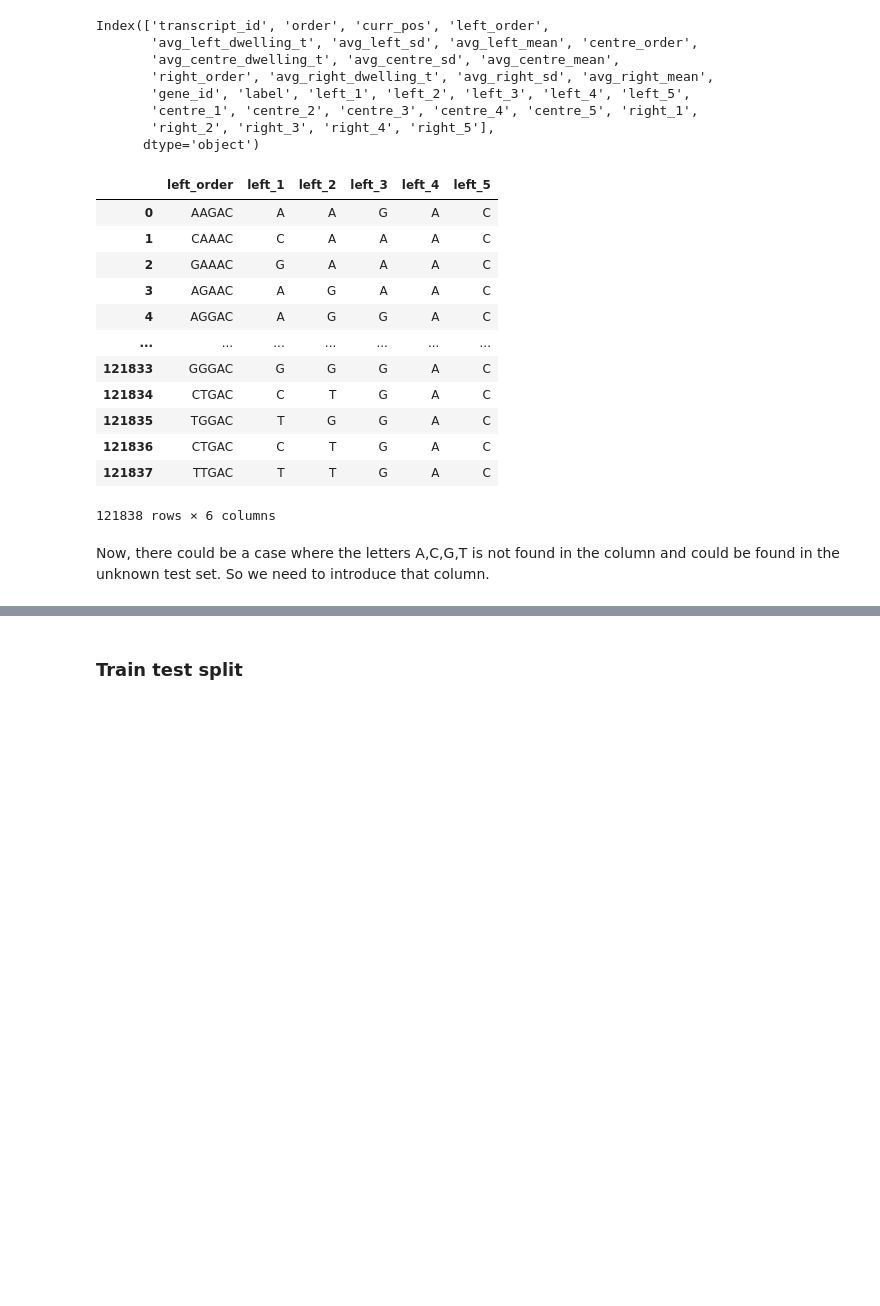
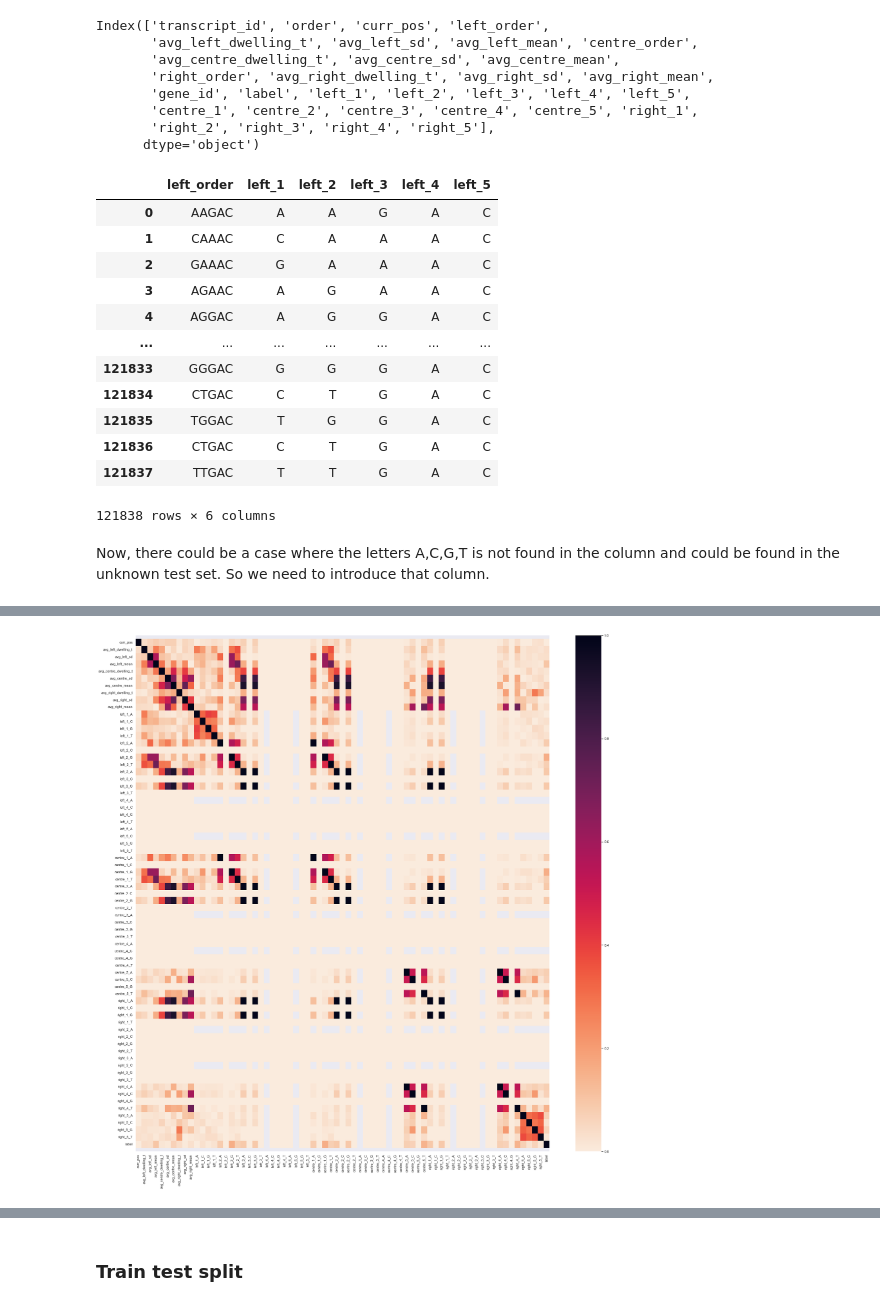
Before and after one commit to shreyasriram4/genomics-project, a Jupyter notebook: v2.ipynb, the cells around one changed output, grey strips where cells are left out. Drawn from its saved outputs; the diff is of its cells as text; code cells hidden in the pictures; blank space fills up the shorter version.

```diff
--- a/v2.ipynb
+++ b/v2.ipynb
@@ -185,0 +239,16 @@ df4 = df3.drop(['transcript_id', 'order', 'left_order', 'centre_order', 'right_o
+# %%
+cat_lst = ['left_1_A',
+       'left_1_C', 'left_1_G', 'left_1_T', 'left_2_A', 'left_2_C', 'left_2_G',
+       'left_2_T', 'left_3_A', 'left_3_C', 'left_3_G', 'left_3_T', 'left_4_A',
+       'left_4_C', 'left_4_G', 'left_4_T', 'left_5_A', 'left_5_C', 'left_5_G',
+       'left_5_T', 'centre_1_A', 'centre_1_C', 'centre_1_G', 'centre_1_T',
+       'centre_2_A', 'centre_2_C', 'centre_2_G', 'centre_2_T', 'centre_3_A',
+       'centre_3_C', 'centre_3_G', 'centre_3_T', 'centre_4_A', 'centre_4_C',
+       'centre_4_G', 'centre_4_T', 'centre_5_A', 'centre_5_C', 'centre_5_G',
+       'centre_5_T', 'right_1_A', 'right_1_C', 'right_1_G', 'right_1_T',
+       'right_2_A', 'right_2_C', 'right_2_G', 'right_2_T', 'right_3_A',
+       'right_3_C', 'right_3_G', 'right_3_T', 'right_4_A', 'right_4_C',
+       'right_4_G', 'right_4_T', 'right_5_A', 'right_5_C', 'right_5_G',
+       'right_5_T', 'label']
+for val in added_cols:
+    cat_lst.remove(val)
@@ -185,0 +281,75 @@ df4 = df3.drop(['transcript_id', 'order', 'left_order', 'centre_order', 'right_o
+# %%
+cont_dict.update(cat_dict)
+# %%
+df4[cat_lst] = df4[cat_lst].astype('category')
+# %%
+column_names = df4.columns.tolist()
+corr_dict = cont_dict
+corr_lst = []
+
+corr_matrix = np.zeros((len(column_names), len(column_names)))
+corr_matrix = pd.DataFrame(corr_matrix, columns = column_names, index = column_names)
+
+def cramers_corrected_stat(x, y):
+    confusion_matrix = pd.crosstab(x, y)
+    chi2 = chi2_contingency(confusion_matrix)[0]
+    n = confusion_matrix.sum().sum()
+    phi2 = chi2/n
+    r,k = confusion_matrix.shape
+    phi2corr = max(0, phi2 - ((k-1)*(r-1))/(n-1))
+    rcorr = r - ((r-1)**2)/(n-1)
+    kcorr = k - ((k-1)**2)/(n-1)
+    return np.sqrt(phi2corr / min( (kcorr-1), (rcorr-1)))
+
+def correlation_ratio(categories, measurements):
+    fcat, _ = pd.factorize(categories)
+    cat_num = np.max(fcat)+1
+    y_avg_array = np.zeros(cat_num)
+    n_array = np.zeros(cat_num)
+    for i in range(0,cat_num):
+        cat_measures = measurements[np.argwhere(fcat == i).flatten()]
+        n_array[i] = len(cat_measures)
+        y_avg_array[i] = np.average(cat_measures)
+    y_total_avg = np.sum(np.multiply(y_avg_array,n_array))/np.sum(n_array)
+    numerator = np.sum(np.multiply(n_array,np.power(np.subtract(y_avg_array,y_total_avg),2)))
+    denominator = np.sum(np.power(np.subtract(measurements,y_total_avg),2))
+    if numerator == 0:
+        eta = 0.0
+    else:
+        eta = np.sqrt(numerator/denominator)
+    return eta
+
+def correlation_coeff(x, y):
+    abs_corr = abs(x.corr(y, method = 'pearson'))
+    return abs_corr
+
+for key in corr_dict:
+    for key2 in corr_dict:
+        if corr_dict[key] == 'continuous' and corr_dict[key2] == 'continuous':
+            curr_corr = correlation_coeff(df4[key], df4[key2])
+        elif corr_dict[key] == 'categorical' and corr_dict[key2] == 'continuous':
+            curr_corr = correlation_ratio(df4[key], df4[key2])
+        elif corr_dict[key] == 'continuous' and corr_dict[key2] == 'categorical':
+            curr_corr = correlation_ratio(df4[key2], df4[key])
+        elif corr_dict[key] == 'categorical' and corr_dict[key2] == 'categorical':
+            curr_corr = cramers_corrected_stat(df4[key], df4[key2])
+        corr_matrix[key][key2] = curr_corr
+
+        if curr_corr >= 0.7 and column_names.index(key) < column_names.index(key2):
+            corr_lst.append([key, key2, curr_corr])
+            #print(key + "," + key2 + " " + str(curr_corr))
+
+sns.set(rc={'figure.figsize':(25,25)})
+ax = sns.heatmap(corr_matrix,
+                 xticklabels = column_names,
+                 yticklabels = column_names,
+                 vmin = 0,
+                 vmax = 1,
+                 cmap = sns.cm.rocket_r)
+
+top, bottom = ax.get_ylim()
+ax.set_ylim(top + 0.5, bottom - 0.5)
+plt.tight_layout()
+plt.show()
+# %% [output]
+[figure, added]
```
Also changed, not shown: parts of 46 cells of this notebook.
